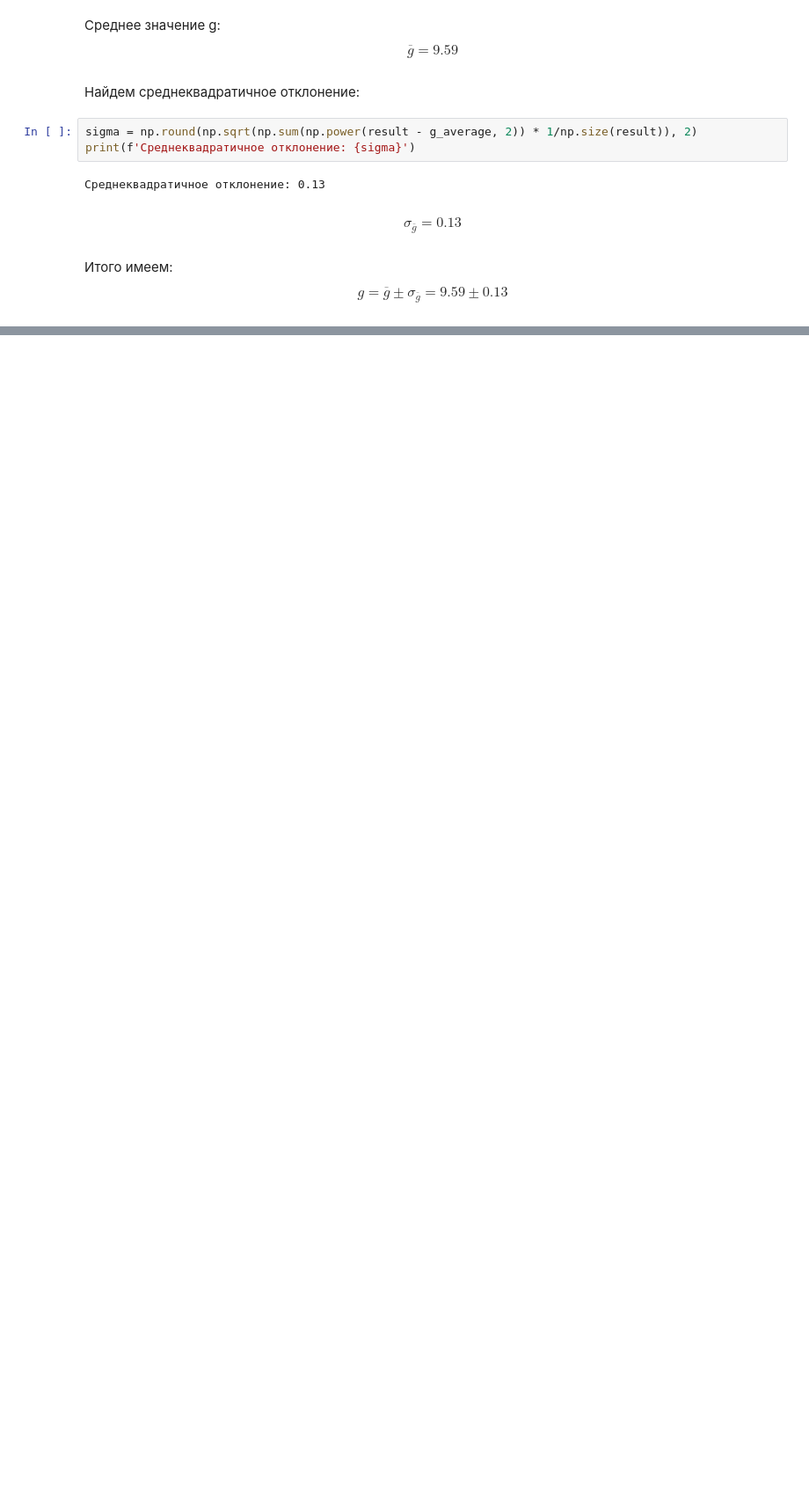
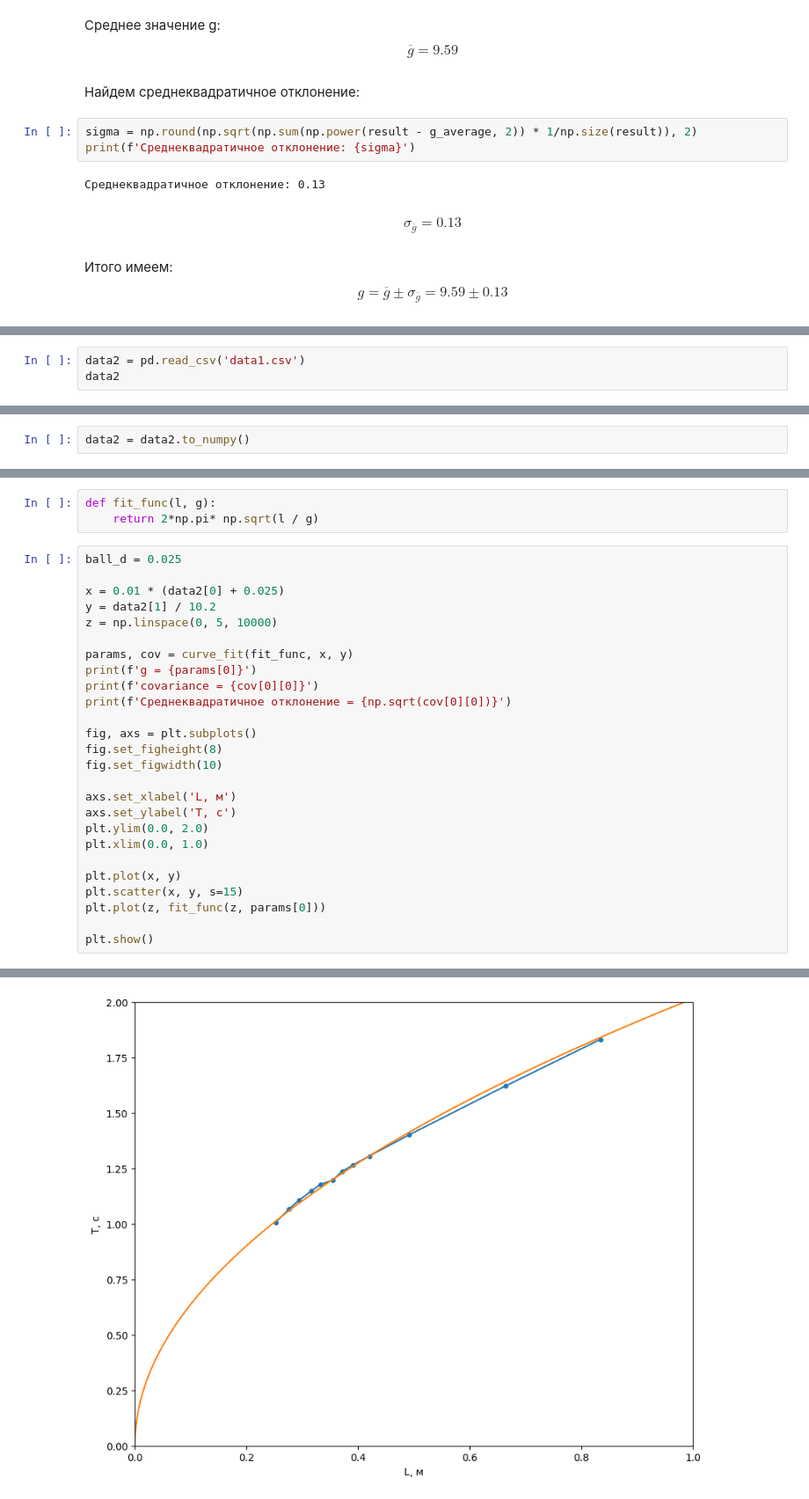
Before and after one commit to SanguiBibe/mipt_labs_1sem, a Jupyter notebook: 1.1.8/main.ipynb, the cells around one changed output, grey strips where cells are left out. Shown at 88% size. Drawn from its saved outputs; the diff is of its cells as text; blank space fills up the shorter version.

```diff
--- a/1.1.8/main.ipynb
+++ b/1.1.8/main.ipynb
@@ -186,0 +290,3 @@ $$ g = \overline g \pm \sigma_{\overline g} = 9.59 \pm 0.13 $$
+# %%
+data2 = pd.read_csv('data1.csv')
+data2
@@ -186,0 +297,2 @@ $$ g = \overline g \pm \sigma_{\overline g} = 9.59 \pm 0.13 $$
+# %%
+data2 = data2.to_numpy()
@@ -186,0 +301,30 @@ $$ g = \overline g \pm \sigma_{\overline g} = 9.59 \pm 0.13 $$
+# %%
+def fit_func(l, g):
+    return 2*np.pi* np.sqrt(l / g)
+# %%
+ball_d = 0.025
+
+x = 0.01 * (data2[0] + 0.025)
+y = data2[1] / 10.2
+z = np.linspace(0, 5, 10000)
+
+params, cov = curve_fit(fit_func, x, y)
+print(f'g = {params[0]}')
+print(f'covariance = {cov[0][0]}')
+print(f'Среднеквадратичное отклонение = {np.sqrt(cov[0][0])}')
+
+fig, axs = plt.subplots()
+fig.set_figheight(8)
+fig.set_figwidth(10)
+
+axs.set_xlabel('L, м')
+axs.set_ylabel('T, с')
+plt.ylim(0.0, 2.0)
+plt.xlim(0.0, 1.0)
+
+plt.plot(x, y)
+plt.scatter(x, y, s=15)
+plt.plot(z, fit_func(z, params[0]))
+
+plt.show()
+# %% [output]
@@ -186,0 +334 @@ $$ g = \overline g \pm \sigma_{\overline g} = 9.59 \pm 0.13 $$
+[figure, added]
```
Also changed, not shown: parts of 32 cells of this notebook, 2 other files.
